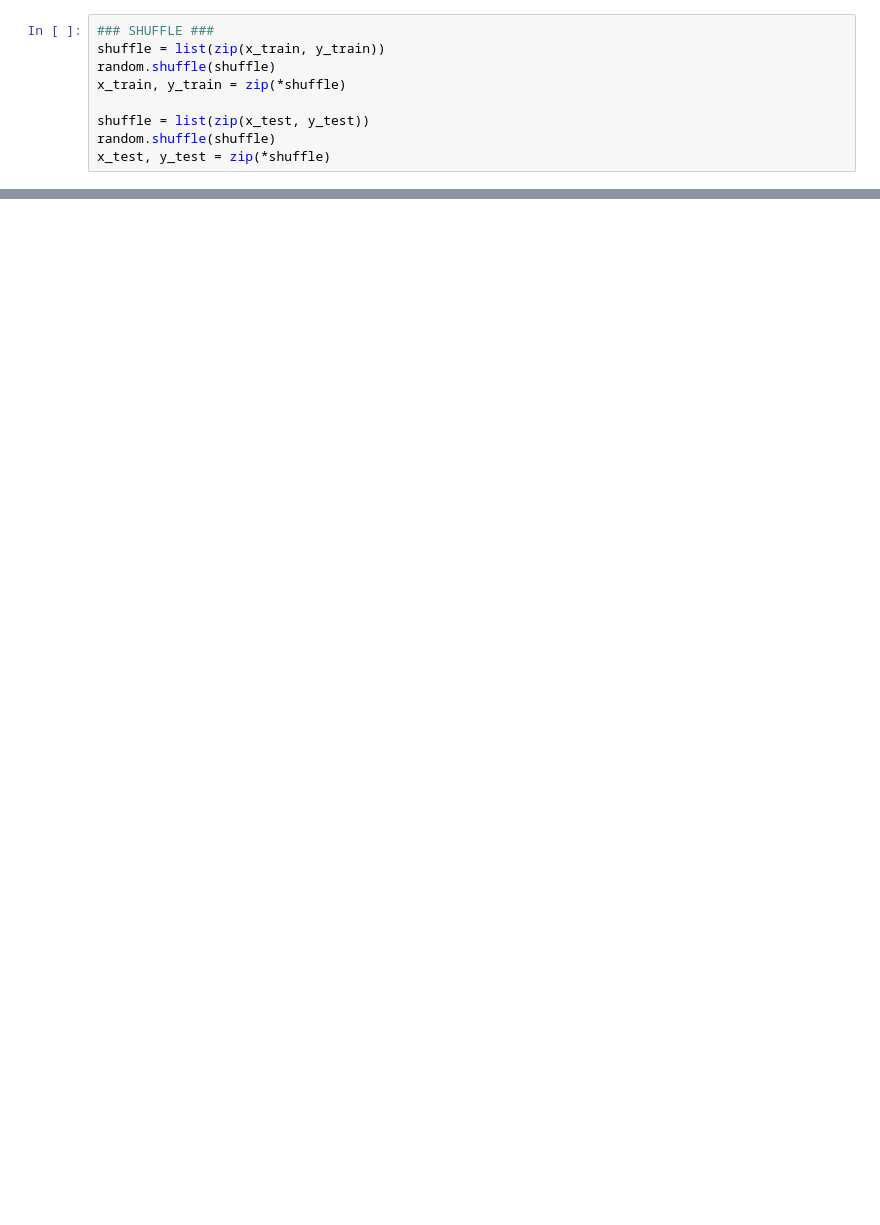
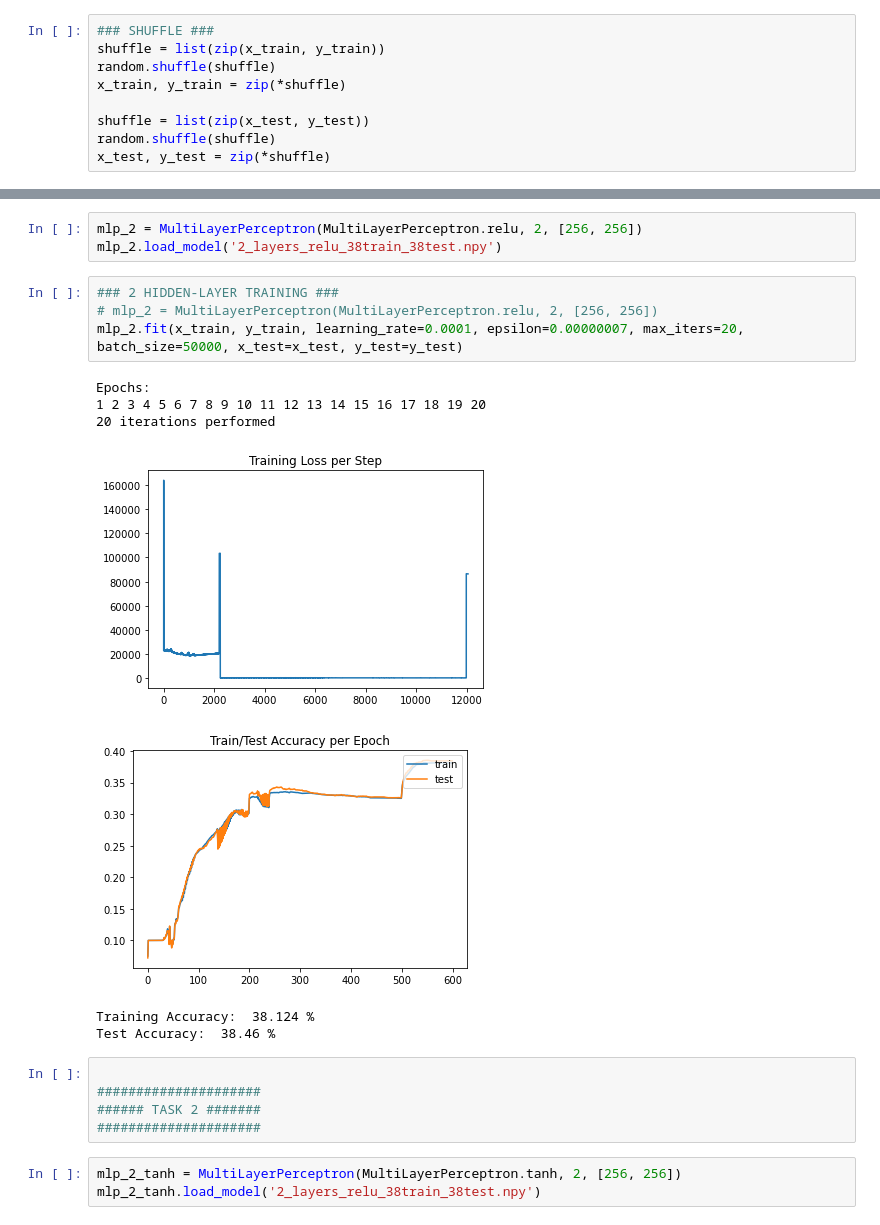
Before and after one commit to Justin-Lacoste/Image-Classification-MLP-and-CNN, a Jupyter notebook: Image_Recognition_MLP_CNN.ipynb, the cells around one changed output, grey strips where cells are left out. Saved outputs shown, nothing was run; the diff lists cells and outputs as text; blank space fills up the shorter version.

Commit message:
Model checkpoint saving and loading

```diff
--- a/Image_Recognition_MLP_CNN.ipynb
+++ b/Image_Recognition_MLP_CNN.ipynb
@@ -386,0 +426,23 @@ print("0 Hidden-Layer Test Accuracy: ", MultiLayerPerceptron.accuracy(y_test, pr
+# %%
+mlp_2 = MultiLayerPerceptron(MultiLayerPerceptron.relu, 2, [256, 256])
+mlp_2.load_model('2_layers_relu_38train_38test.npy')
+# %%
+### 2 HIDDEN-LAYER TRAINING ###
+# mlp_2 = MultiLayerPerceptron(MultiLayerPerceptron.relu, 2, [256, 256])
+mlp_2.fit(x_train, y_train, learning_rate=0.0001, epsilon=0.00000007, max_iters=20, batch_size=50000, x_test=x_test, y_test=y_test)
+# %% [output]
+Epochs:
+1 2 3 4 5 6 7 8 9 10 11 12 13 14 15 16 17 18 19 20
+20 iterations performed
+[figure, added]
+[figure, added]
+Training Accuracy:  38.124 %
+Test Accuracy:  38.46 %
+# %%
+
+#####################
+###### TASK 2 #######
+#####################
+# %%
+mlp_2_tanh = MultiLayerPerceptron(MultiLayerPerceptron.tanh, 2, [256, 256])
+mlp_2_tanh.load_model('2_layers_relu_38train_38test.npy')
```
Also changed, not shown: parts of 16 cells of this notebook, 1 other file.
